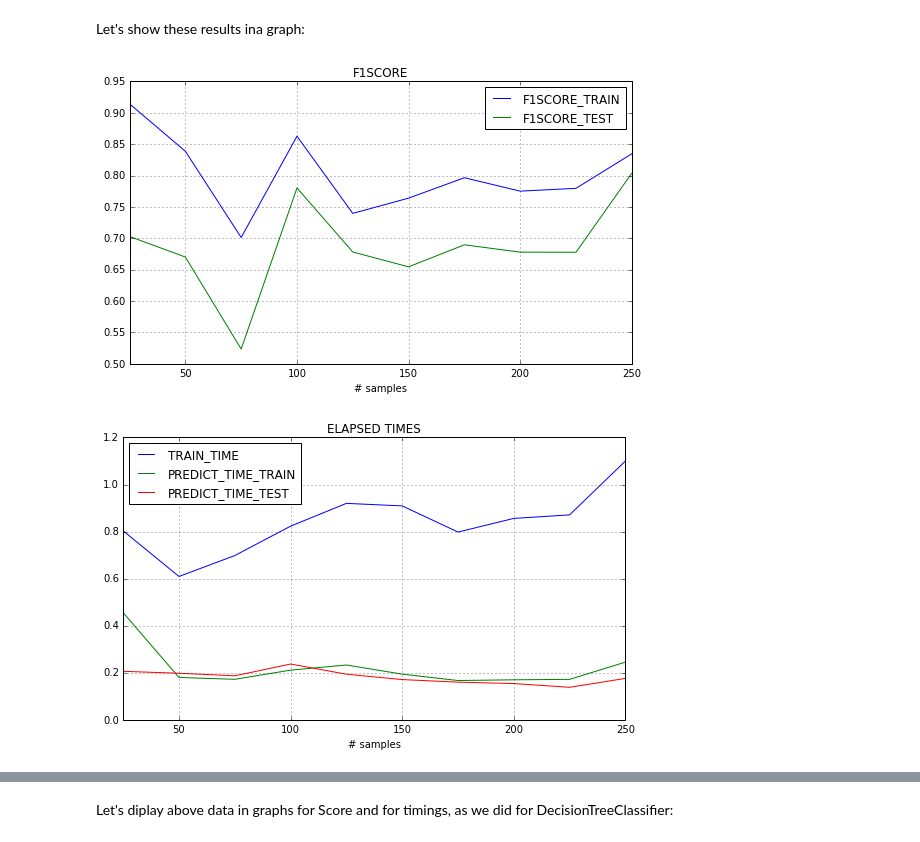
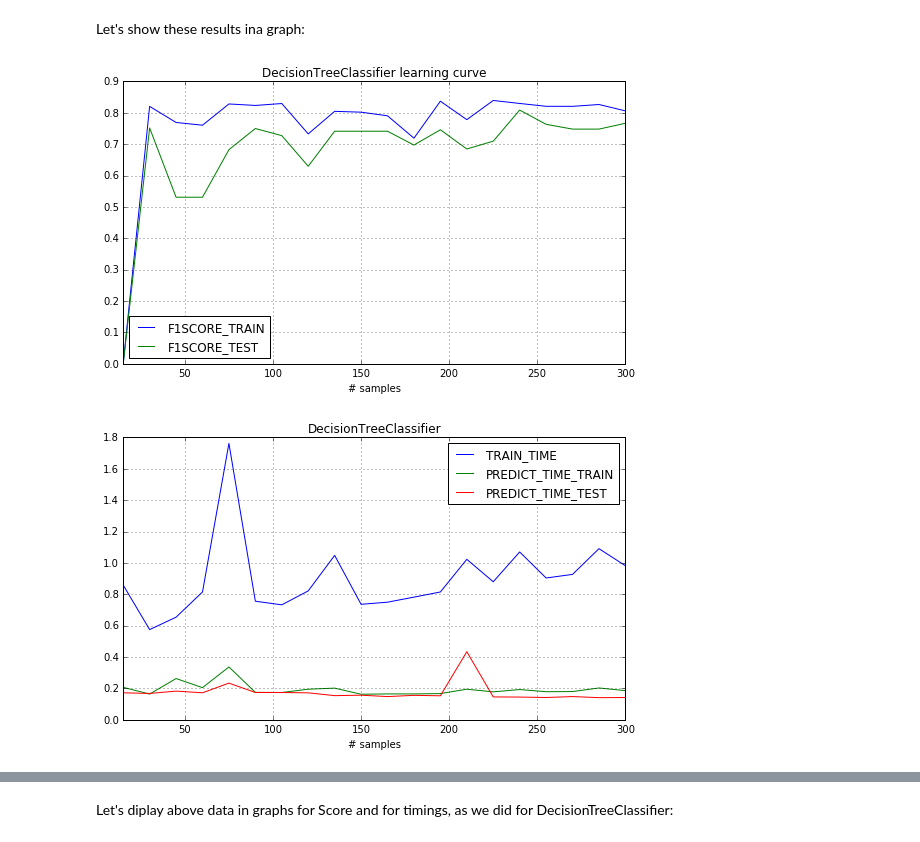
Before and after one commit to antoniodeblasi/MLND, a Jupyter notebook: projects/StudentIntervention/student_intervention.ipynb, the cells around one changed output, grey strips where cells are left out. Drawn from its saved outputs; the diff is of its cells as text; code cells hidden in the pictures.

```diff
--- a/projects/StudentIntervention/student_intervention.ipynb
+++ b/projects/StudentIntervention/student_intervention.ipynb
@@ -266,16 +269,15 @@ So far, we have converted all _categorical_ features into numeric values. In thi
 # %%
 # First, decide how many training vs test samples you want
 num_all = student_data.shape[0]  # same as len(student_data)
-num_train = 250  # about 75% of the data
+num_train = 300  # about 75% of the data
 num_test = num_all - num_train
 
 # TODO: Then, select features (X) and corresponding labels (y) for the training and test sets
 # Note: Shuffle the data or randomly select samples to avoid any bias due to ordering in the dataset
 from sklearn import cross_validation as cv
 
-test_size=np.float(num_test)/num_all
 X_train, X_test, y_train, y_test = cv.train_test_split(X_all, y_all, test_size=num_test,
-                                                       random_state=42)
+                                                       random_state=433024223)
 
 print "Training set: {} samples".format(X_train.shape[0])
 print "Test set:      {} samples".format(X_test.shape[0])
@@ -315,22 +327,15 @@ class PerformanceTable(object):
 import time
 
 def train_classifier(clf, X_train, y_train):
-    #print "Training {}...".format(clf.__class__.__name__)
     start = time.time()
     clf.fit(X_train, y_train)
     end = time.time()
     training_time = end - start
-    #print "Done!\nTraining time (secs): {:.3f}".format(training_time)
     return training_time
 
 # TODO: Choose a model, import it and instantiate an object
 from sklearn.tree import DecisionTreeClassifier
-clf = DecisionTreeClassifier(min_samples_leaf=5,min_weight_fraction_leaf=0.02, max_depth=3, class_weight='balanced')
-
-# Fit model to training data
-#training_time= train_classifier(clf, X_train, y_train)  # note: using entire training set here
-#print clf  # you can inspect the learned model by printing it
-#print clf
+clf = DecisionTreeClassifier(min_samples_leaf=9,min_weight_fraction_leaf=0.02, max_depth=4, class_weight='balanced')
 # %%
 # Predict on training set and compute F1 score
 from sklearn.metrics import f1_score
@@ -354,13 +350,9 @@ def predict_labels(clf, features, target):
 # %%
 # Train and predict using different training set sizes
 def train_predict(clf, X_train, y_train, X_test, y_test):
-    #print "------------------------------------------"
-    #print "Training set size: {}".format(len(X_train))
     training_time = train_classifier(clf, X_train, y_train)
     F1Score_train, predict_time_train = predict_labels(clf, X_train, y_train)
-    #print "F1 score for training set: {}".format(F1Score_train)
     F1Score_test, predict_time_test = predict_labels(clf, X_test, y_test)
-    #print "F1 score for test set: {}".format(F1Score_test)
     return training_time, F1Score_train, predict_time_train, F1Score_test, predict_time_test
 
 # TODO: Run the helper function above for desired subsets of training data
@@ -379,7 +371,8 @@ def train_predict_lc(clf, X_train, y_train, X_test, y_test, training_set_sizes):
 
     return perf
 
-training_set_sizes = range(25,251,25)
+step = 15
+training_set_sizes = range(step,num_train+1,step)
 perf_1 = train_predict_lc(clf, X_train, y_train, X_test, y_test, training_set_sizes)
 
 print "Perfomance table for DecisionTreeClassifier: "
@@ -404,11 +403,19 @@ Perfomance table for DecisionTreeClassifier:
 # %% [markdown]
 Let's show these results ina graph:
 # %%
-ax = perf_1.table[['F1SCORE_TRAIN','F1SCORE_TEST']].plot(title="F1SCORE",grid=True,figsize=(9,5.06))
+def plot_learning_curve(performance_table, classifier_name):
+    ax = performance_table.table[['F1SCORE_TRAIN','F1SCORE_TEST']].plot(
+        title="{} learning curve".format(classifier_name),
+        grid=True,figsize=(9,5.06))
+
+plot_learning_curve(perf_1, clf.__class__.__name__)
 # %% [output]
-[figure, old version]
+[figure, new version]
 # %%
-ax = perf_1.table[["TRAIN_TIME", "PREDICT_TIME_TRAIN", "PREDICT_TIME_TEST"]].plot(title="ELAPSED TIMES",
+def plot_timings(performance_table, classifier_name):
+    ax = performance_table.table[["TRAIN_TIME", "PREDICT_TIME_TRAIN", "PREDICT_TIME_TEST"]].plot(title=classifier_name,
                                                                                 grid=True,figsize=(9,5.06))
+
+plot_timings(perf_1, clf.__class__.__name__)
 # %% [output]
-[figure, old version]
+[figure, new version]
```
Also changed, not shown: parts of 28 cells of this notebook.
